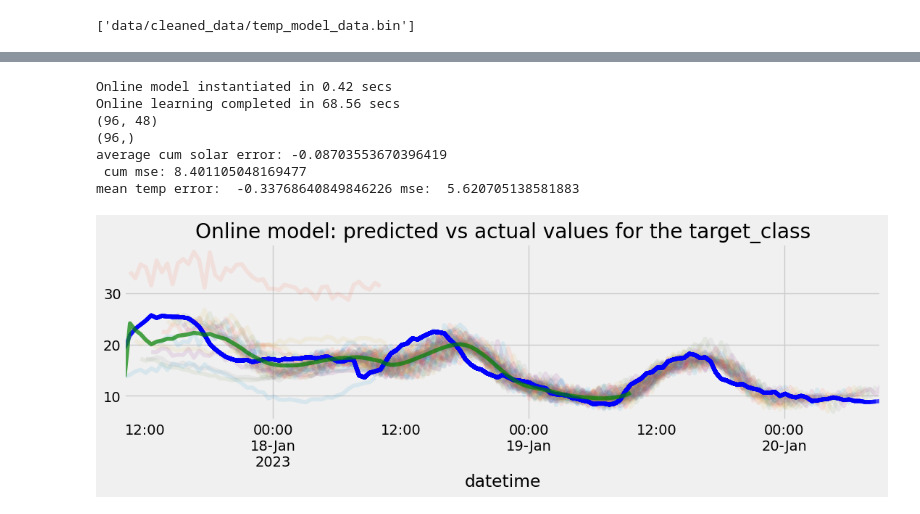
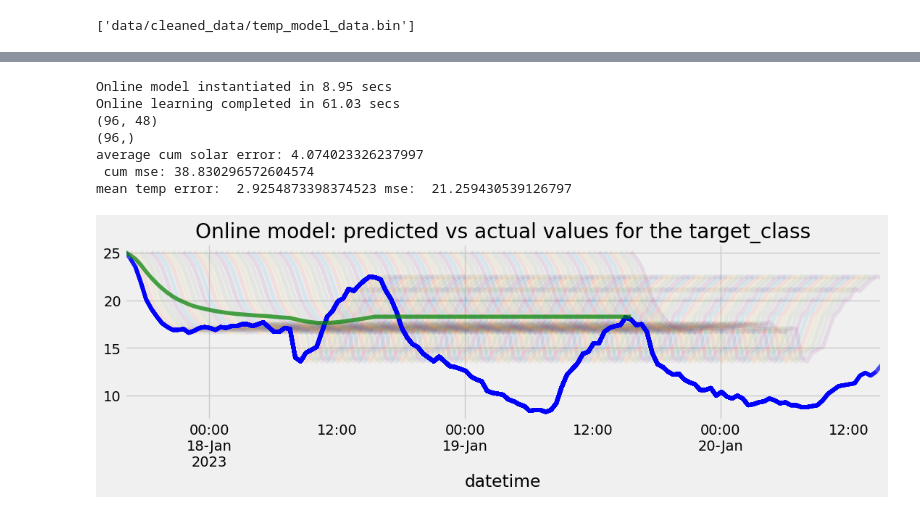
Before and after one commit to Muckthebuck/2023-Energy-kit, a Jupyter notebook: [Austin]solar_temp_predictions.ipynb, the cells around one changed output, grey strips where cells are left out. Saved outputs shown, nothing was run; the diff lists cells and outputs as text; code cells hidden in the pictures.

```diff
--- a/[Austin]solar_temp_predictions.ipynb
+++ b/[Austin]solar_temp_predictions.ipynb
@@ -598,15 +568,5 @@ AIR TEMP model
 # %%
-def get_training_test_data(training_size = 1500):
-    # training_size = int ( 0.05 * df.shape[0])
-    print(training_size, df.shape)
-    train_data = df.iloc[:training_size]
-    val_data = df.iloc[training_size:]
-    plt.plot(train_data.index, train_data[['AIR_TEMP']], label = 'train data')
-    plt.plot(val_data.index, val_data[['AIR_TEMP']], label='test data')
-    plt.legend()
-    plt.gcf().autofmt_xdate()
-    val_data = val_data.iloc[:-1588]
-    return train_data, val_data
+
 
 # split the data into inputs and targets
 freq = 30          # 1 point every 15 min
@@ -615,7 +575,7 @@ past = 6*24*step    # will be using last 7 days of data
 future = 1*24*step  # to predict next 1 day
 scaling_const = 50
 
-train_data, val_data = get_training_test_data(800)
+
 # I want to use a T-days window of input data for predicting target_class
 # It means I need to prepend (T-1) last train records to the 1st test window
 T = past  # my choice of the timesteps window
@@ -632,0 +596,5 @@ Test data dimensions: (3940, 288, 6), (3940, 48, 1)
+# %%
+for i in range(20):
+    plt.plot(val_data.iloc[i:i+48].index,y_test[i])
+    plt.xticks(rotation=90, ha="right")
+plt.show()
@@ -633,3 +603,9 @@ Test data dimensions: (3940, 288, 6), (3940, 48, 1)
+# %%
+start_offset = 15
+for i in range(start_offset, start_offset+20):
+    plt.plot(val_data.iloc[i:i+48].index,y_test[i])
+    plt.xticks(rotation=90, ha="right")
+plt.show()
 # %%
 df_load_val_batches = {'X_test_batch': X_test, 'Y_test_batches': y_test, 'test_data_split': val_data, 'original filtered data': df, 'training_size': training_size, 'scaler_x':scaler_x, 'scaler_y': scaler_y}
 type(df_load_val_batches)
@@ -771,9 +729,10 @@ INFO:tensorflow:Assets written to: saved_model/temp_Austin_temp_lstm3/assets
 # %%
 start = time()
-config, weights = model.get_config(), model.get_weights()
-online_model = Sequential.from_config(config)
-online_model.set_weights(weights)
-online_model.compile(loss='mae', optimizer=Adam(learning_rate=LR))
+# config, weights = model.get_config(), model.get_weights()
+# online_model = Sequential.from_config(config)
+# online_model.set_weights(weights)
+# online_model.compile(loss='mae', optimizer=Adam(learning_rate=LR))
+online_model = tf.keras.models.load_model("saved_model/temp_Austin_temp_lstm3/")
 print(f'Online model instantiated in {time() - start:.2f} secs')
 
 # Online training (update model with each new data available):
@@ -785,8 +744,11 @@ for t in range(online_len):
     y_hat = online_model.predict_on_batch(x) # predict on the "new" input
     # averaged = np.mean(y_hat[:,3:6,:], axis=1)
     predictions.append(y_hat)  # save predictions
-    y = y_test[t].reshape(1,-1,1)   # a "new" label is available
+    y = y_hat
+    y[0] = y_test[0] # basically set the data for current time point and update the model
+    y = y.reshape(1,-1,1)
     online_model.train_on_batch(x, y)  # runs a single gradient update
+
 print(f'Online learning completed in {time() - start:.2f} secs')
 
 
@@ -812,36 +774,36 @@ for i in range(online_len):
     # actual = scaler_y.inverse_transform(y_test)[i]
     index = test_labels.iloc[i:i+actual.shape[0]].index
 
     # print(fixed_predict)
     dff1 = pd.DataFrame({'predicted': averaged.squeeze()}, index=index)
     j+=1
     # Assuming dff1 and dff2 are two dataframes with different index lengths
     # Join the two dataframes on their index
     dff_avg = dff_avg.join(dff1, how='left', rsuffix=f'_{i}')
     dff2 = pd.DataFrame({'actual': actual.squeeze()}, index=index)
     dff1.plot(ax=ax, alpha=0.1, legend=False)
     dff2.plot(ax=ax, alpha=0.7, color='blue', legend=False)
     avg_temperr +=np.mean(dff1['predicted']-dff2['actual'])
     avg_mse +=mean_squared_error(dff1['predicted'], dff2['actual'])
 dff_avg= dff_avg.mean(axis=1)
 print(dff_avg.values.shape)
 dff_avg.plot(ax=ax, alpha=0.7, color='green')
 print(f"average cum solar error: {avg_temperr/fixed_predict.shape[0]}")
 print(f" cum mse: {avg_mse/fixed_predict.shape[0]}")
 
 dff_avg_arry = np.array(dff_avg.values).reshape(-1)
 dff_actual_arry = np.array(dff_actual['actual']).reshape(-1)[~np.isnan(dff_avg_arry)]
 dff_avg_arry = dff_avg_arry[~np.isnan(dff_avg_arry)]
 diff = (dff_avg_arry-dff_actual_arry)
 dff_mse = mean_squared_error(dff_avg_arry, dff_actual_arry)
 print("mean temp error: ", np.mean(diff), "mse: ", dff_mse)
 plt.show()
 # %% [output]
-Online model instantiated in 0.42 secs
-Online learning completed in 68.56 secs
+Online model instantiated in 8.95 secs
+Online learning completed in 61.03 secs
 (96, 48)
 (96,)
-average cum solar error: -0.08703553670396419
- cum mse: 8.401105048169477
-mean temp error:  -0.33768640849846226 mse:  5.620705138581883
+average cum solar error: 4.074023326237997
+ cum mse: 38.830296572604574
+mean temp error:  2.9254873398374523 mse:  21.259430539126797
-[figure, old version]
+[figure, new version]
```
Also changed, not shown: parts of 25 cells of this notebook, 3 other files.
